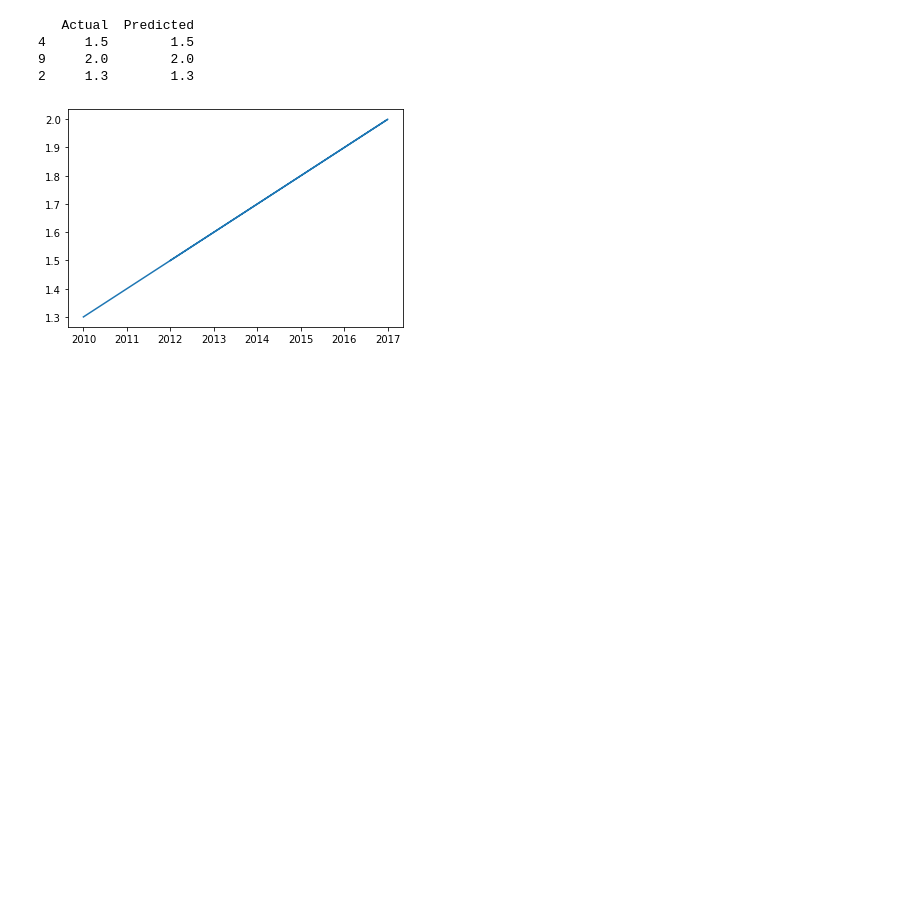
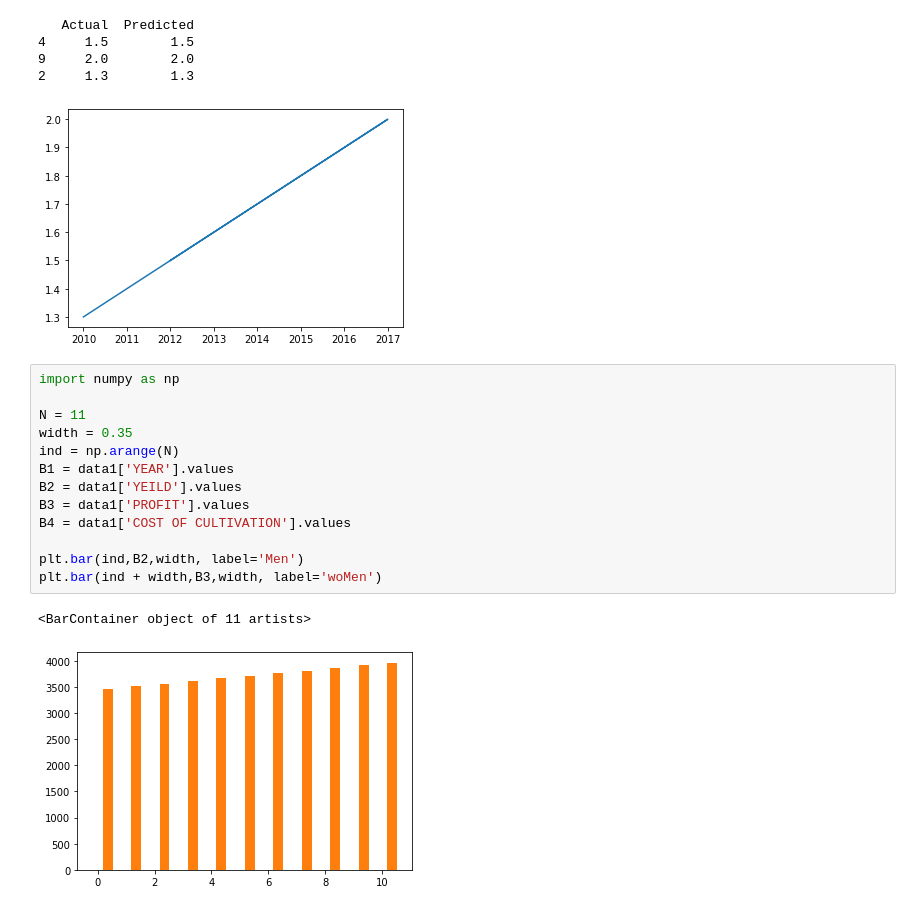
Before and after one commit to NarutoOp/Crop-Recommendation, a Jupyter notebook: croprec.ipynb, the cells around one changed output. Cells and saved outputs as stored; diff of their text form; blank space fills up the shorter version.

```diff
--- a/croprec.ipynb
+++ b/croprec.ipynb
@@ -478,3 +475,19 @@ plt.show()
 9     2.0        2.0
 2     1.3        1.3
 [figure]
+# %%
+import numpy as np
+
+N = 11
+width = 0.35
+ind = np.arange(N)
+B1 = data1['YEAR'].values
+B2 = data1['YEILD'].values
+B3 = data1['PROFIT'].values
+B4 = data1['COST OF CULTIVATION'].values
+
+plt.bar(ind,B2,width, label='Men')
+plt.bar(ind + width,B3,width, label='woMen')
+# %% [output]
+<BarContainer object of 11 artists>
+[figure, added]
```
Also changed, not shown: parts of 7 cells of this notebook, 52 other files.
